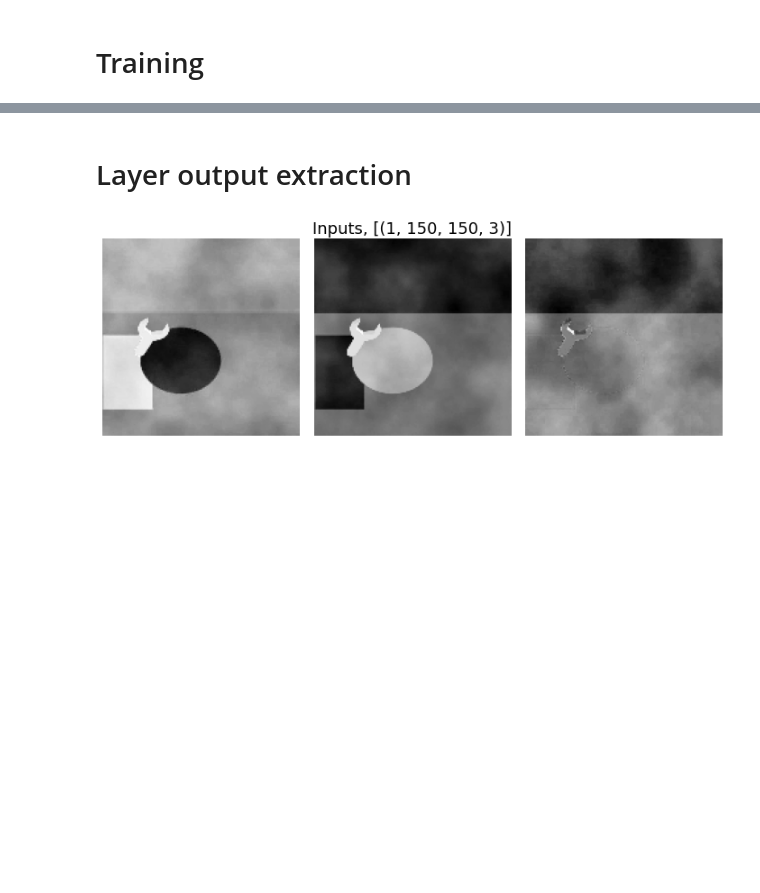
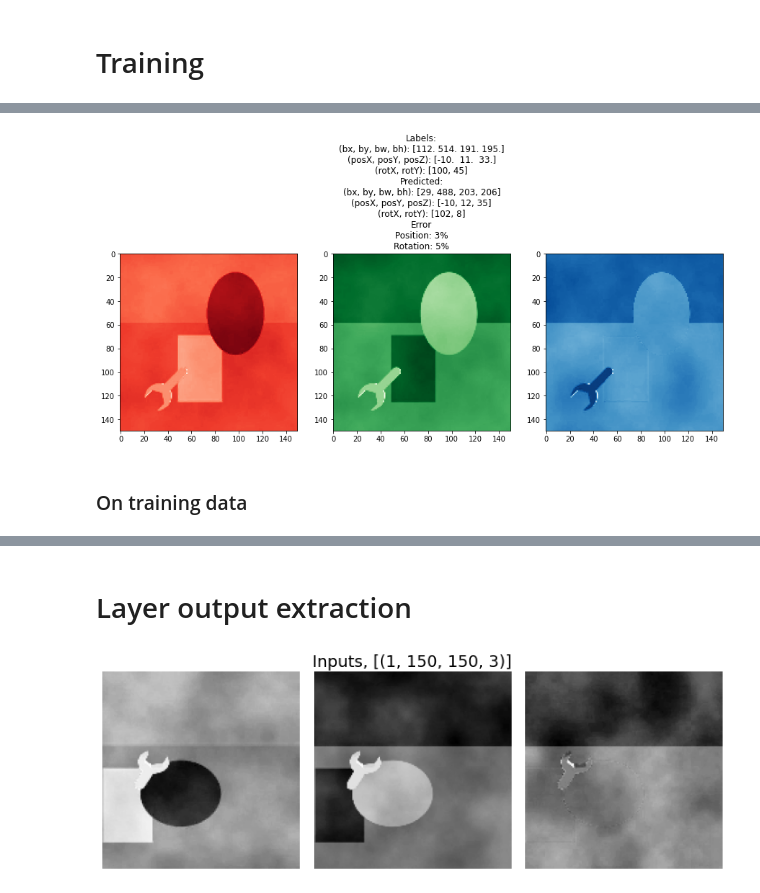
Before and after one commit to mateuszbugaj/Position_and_rotation_CNN, a Jupyter notebook: position_rotation_rgb.ipynb, the cells around one changed output, grey strips where cells are left out. Saved outputs shown, nothing was run; the diff lists cells and outputs as text; code cells hidden in the pictures; blank space fills up the shorter version.

```diff
--- a/position_rotation_rgb.ipynb
+++ b/position_rotation_rgb.ipynb
@@ -381,3 +436,47 @@ val_frameOutput_loss
+# %%
+# random_index = random.randrange(len(training_data))
+# Images from trainig set
+random_index = random.randrange(IMAGES*0.8)
+
+# Images from validation set
+# random_index = random.randrange(IMAGES*0.8 ,IMAGES)
+
+prediction = model.predict(X[random_index].reshape(1, IMG_SIZE, IMG_SIZE, 3))
+
+fig, axs = plt.subplots(ncols = 3, figsize = (15, 15))
+
+axs[0].imshow(X[random_index][:, :, 0], cmap="Reds")
+axs[1].imshow(X[random_index][:, :, 1], cmap="Greens")
+axs[2].imshow(X[random_index][:, :, 2], cmap="Blues")
+
+frame_og = y[random_index][:4]*100
+pos_og = y[random_index][4:7]*10
+rot_og = [int(RGBToAngle(y[random_index][7:10])), int(RGBToAngle(y[random_index][10:13]))]
+
+frame_pred = [int(p*100) for p in prediction[3][0]]
+pos_pred = [int(p*10) for p in prediction[0][0]]
+rot_pred = [int(RGBToAngle(prediction[1][0][0:3])), int(RGBToAngle(prediction[2][0][0:3]))]
+
+pos_error = int(sum((abs(pos_pred-pos_og)/30)*100)/3)
+rot_error = int(sum([abs((rot_pred[0]-rot_og[0])/360), abs(rot_pred[1]-rot_og[1])/360])*100/2)
+
+axs[1].set_title(f"Labels:\
+\n(bx, by, bw, bh): {frame_og}\
+\n(posX, posY, posZ): {pos_og}\
+\n(rotX, rotY): {rot_og}\n\
+Predicted:\
+\n(bx, by, bw, bh): {frame_pred}\
+\n(posX, posY, posZ): {pos_pred}\
+\n(rotX, rotY): {rot_pred}\
+\nError\
+\nPosition: {pos_error}%\
+\nRotation: {rot_error}%")
+
+plt.show()
+# %% [output]
+[figure, added]
+# %% [markdown]
+### On training data
 # %%
 random_index = random.randrange(IMAGES)
 
```
Also changed, not shown: parts of 15 cells of this notebook, 8 other files.
